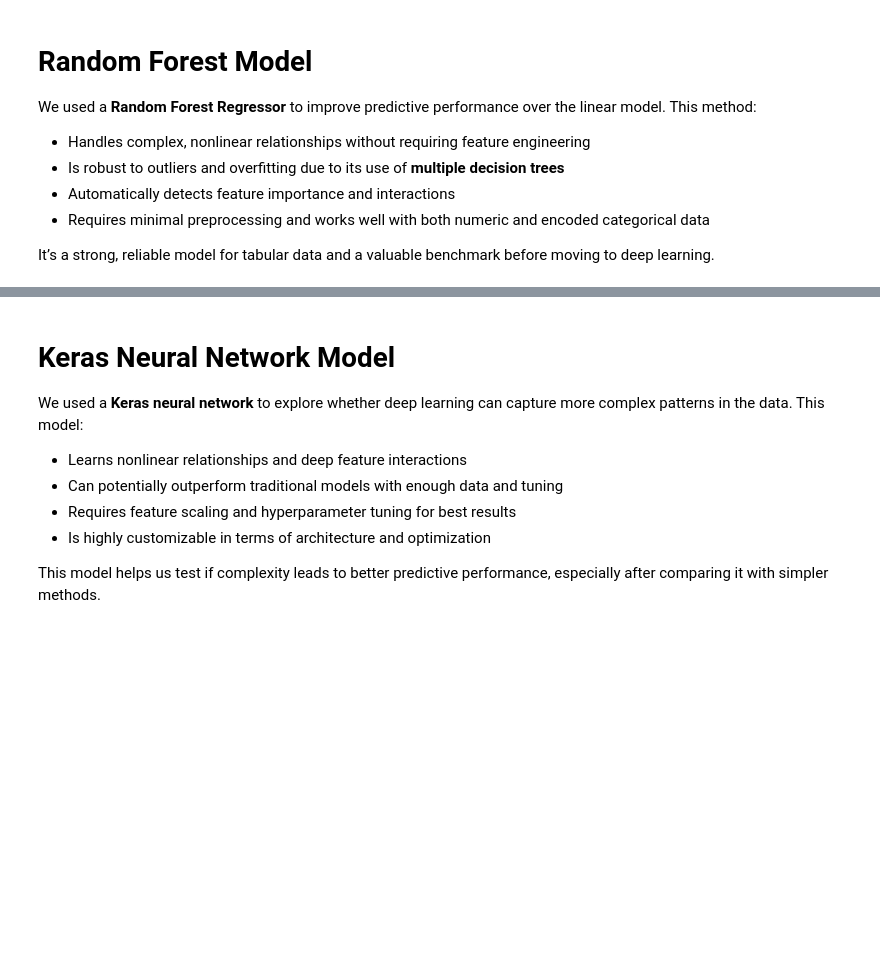
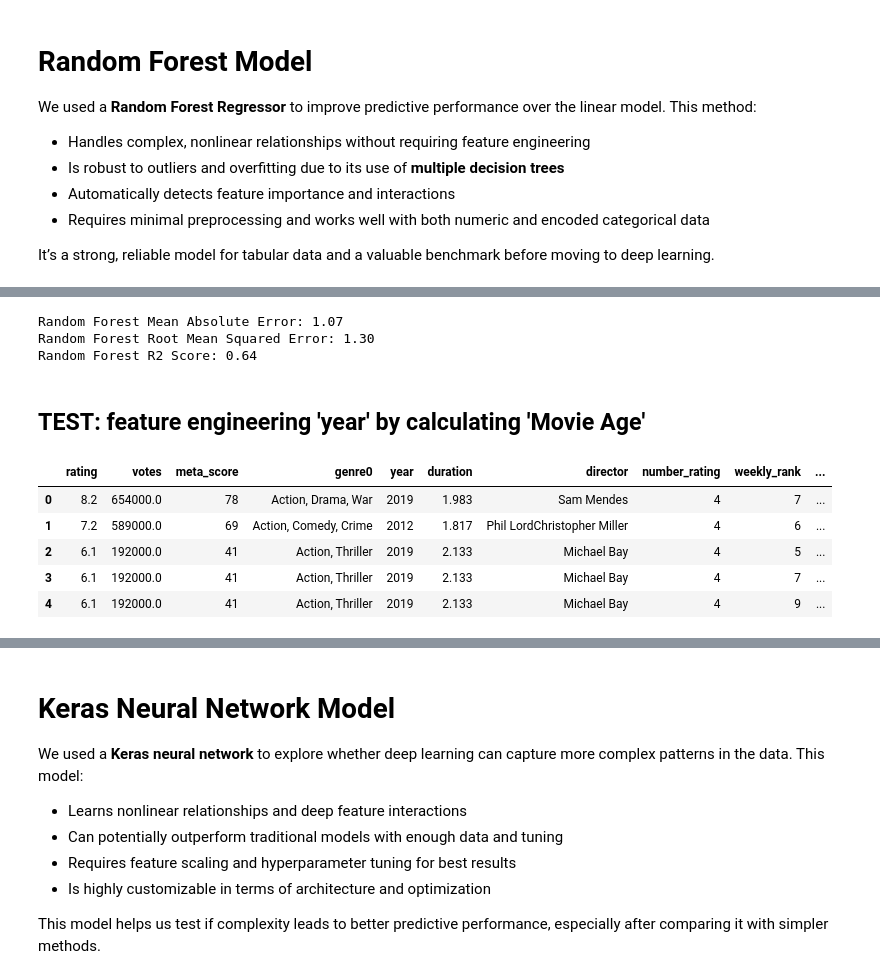
Before and after one commit to mopfun/Project_4_Grp_1, a Jupyter notebook: Netflix_Top_10_Predictor.ipynb, the cells around one changed output, grey strips where cells are left out. Cells and saved outputs as stored; diff of their text form; code cells hidden in the pictures; blank space fills up the shorter version.

```diff
--- a/Netflix_Top_10_Predictor.ipynb
+++ b/Netflix_Top_10_Predictor.ipynb
@@ -180,0 +197,7 @@ rf_model.save('random_forest_model.keras')
+# %%
+# See only Cast Feature Importance
+cast_features = [col for col in X_train.columns if 'cast' in col]
+cast_importances = feature_importances[cast_features].sort_values(ascending=False)
+
+print("Cast Feature Importances:")
+print(cast_importances)
@@ -180,0 +218,4 @@ rf_model.save('random_forest_model.keras')
+# %%
+#Keep cast features with importance > 0
+top_cast_features = cast_importances[cast_importances > 0.001].index.tolist()
+top_cast_features
@@ -180,0 +240,12 @@ rf_model.save('random_forest_model.keras')
+# %%
+# Extract clean actor names from the column names
+star_actors = [col.split('_')[-1].strip() for col in top_cast_features]
+
+# Create a function
+def has_star_actor(row):
+    return int(any(actor in star_actors for actor in [
+        row['cast1'], row['cast2'], row['cast3'], row['cast4']
+    ] if pd.notna(actor)))
+
+# Create the new column
+df['has_star_cast'] = df.apply(has_star_actor, axis=1)
@@ -180,0 +315,5 @@ rf_model.save('random_forest_model.keras')
+# %%
+# Drop columns
+df = df.drop(columns=['cast1', 'cast2', 'cast3', 'cast4'])
+
+df.isna().sum()
@@ -180,0 +354,33 @@ rf_model.save('random_forest_model.keras')
+# %%
+# Random Forest Model #2
+# Create and train the Random Forest model
+rf_model = RandomForestRegressor(n_estimators=100, random_state=42)
+rf_model.fit(X_train, y_train)
+
+# Make predictions
+rf_predictions = rf_model.predict(X_test)
+
+# Evaluate the model
+mae_rf = mean_absolute_error(y_test, rf_predictions)
+rmse_rf = np.sqrt(mean_squared_error(y_test, rf_predictions))
+r2_rf = r2_score(y_test, rf_predictions)
+
+print(f"Random Forest Mean Absolute Error: {mae_rf:.2f}")
+print(f"Random Forest Root Mean Squared Error: {rmse_rf:.2f}")
+print(f"Random Forest R2 Score: {r2_rf:.2f}")
+# %% [output]
+Random Forest Mean Absolute Error: 1.07
+Random Forest Root Mean Squared Error: 1.30
+Random Forest R2 Score: 0.64
+# %% [markdown]
+## TEST: feature engineering 'year' by calculating 'Movie Age'
+# %%
+df['movie_age'] = 2025 - df['year']
+df.head()
+# %% [output]
+|  | rating | votes | meta_score | genre0 | year | duration | director | number_rating | weekly_rank | ... |
+| 0 | 8.2 | 654000.0 | 78 | Action, Drama, War | 2019 | 1.983 | Sam Mendes | 4 | 7 | ... |
+| 1 | 7.2 | 589000.0 | 69 | Action, Comedy, Crime | 2012 | 1.817 | Phil LordChristopher Miller | 4 | 6 | ... |
+| 2 | 6.1 | 192000.0 | 41 | Action, Thriller | 2019 | 2.133 | Michael Bay | 4 | 5 | ... |
+| 3 | 6.1 | 192000.0 | 41 | Action, Thriller | 2019 | 2.133 | Michael Bay | 4 | 7 | ... |
+| 4 | 6.1 | 192000.0 | 41 | Action, Thriller | 2019 | 2.133 | Michael Bay | 4 | 9 | ... |
```
Also changed, not shown: parts of 66 cells of this notebook.
